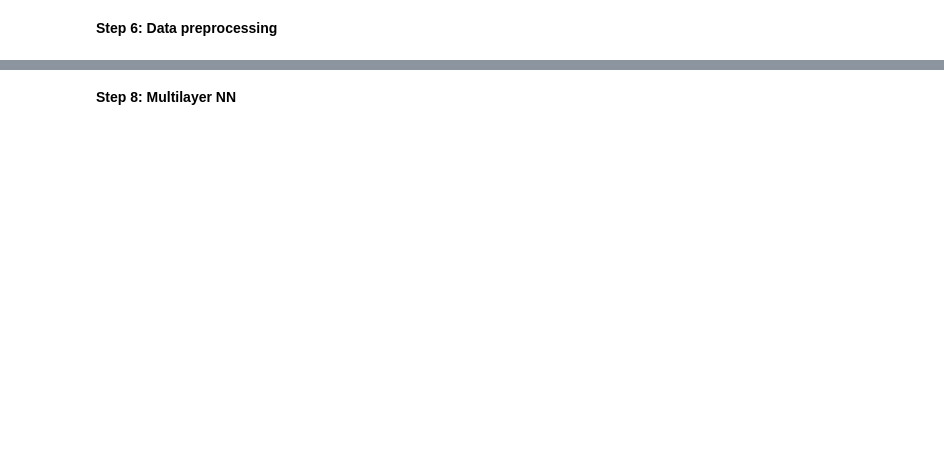
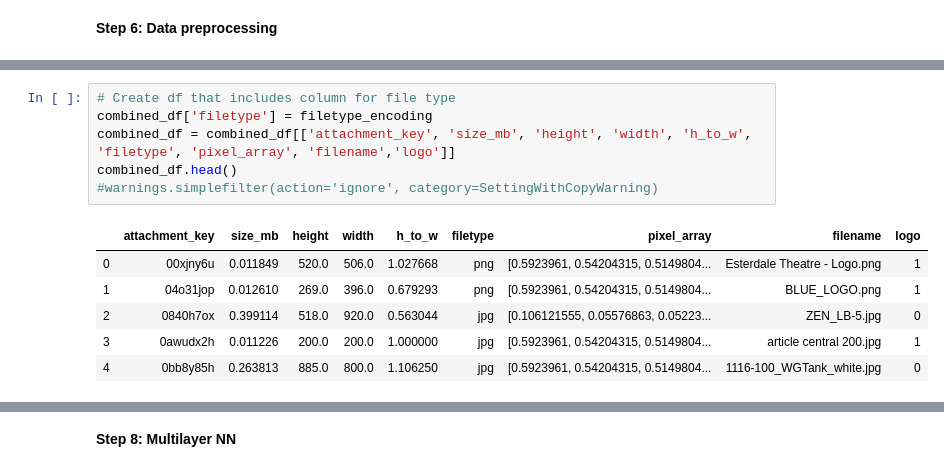
Before and after one commit to lauraherman22/w207_final_project, a Jupyter notebook: Logo_NoLogo_Final_Project.ipynb, the cells around one changed output, grey strips where cells are left out. Cells and saved outputs as stored; diff of their text form; blank space fills up the shorter version.

```diff
--- a/Logo_NoLogo_Final_Project.ipynb
+++ b/Logo_NoLogo_Final_Project.ipynb
@@ -142,0 +240,13 @@ X_train, X_test, y_train, y_test = train_test_split(X, y, test_size=0.4,
+# %%
+# Create df that includes column for file type
+combined_df['filetype'] = filetype_encoding
+combined_df = combined_df[['attachment_key', 'size_mb', 'height', 'width', 'h_to_w', 'filetype', 'pixel_array', 'filename','logo']]
+combined_df.head()
+#warnings.simplefilter(action='ignore', category=SettingWithCopyWarning)
+# %% [output]
+|  | attachment_key | size_mb | height | width | h_to_w | filetype | pixel_array | filename | logo |
+| 0 | 00xjny6u | 0.011849 | 520.0 | 506.0 | 1.027668 | png | [0.5923961, 0.54204315, 0.5149804... | Esterdale Theatre - Logo.png | 1 |
+| 1 | 04o31jop | 0.012610 | 269.0 | 396.0 | 0.679293 | png | [0.5923961, 0.54204315, 0.5149804... | BLUE_LOGO.png | 1 |
+| 2 | 0840h7ox | 0.399114 | 518.0 | 920.0 | 0.563044 | jpg | [0.106121555, 0.05576863, 0.05223... | ZEN_LB-5.jpg | 0 |
+| 3 | 0awudx2h | 0.011226 | 200.0 | 200.0 | 1.000000 | jpg | [0.5923961, 0.54204315, 0.5149804... | article central 200.jpg | 1 |
+| 4 | 0bb8y85h | 0.263813 | 885.0 | 800.0 | 1.106250 | jpg | [0.5923961, 0.54204315, 0.5149804... | 1116-100_WGTank_white.jpg | 0 |
```
Also changed, not shown: parts of 45 cells of this notebook.
